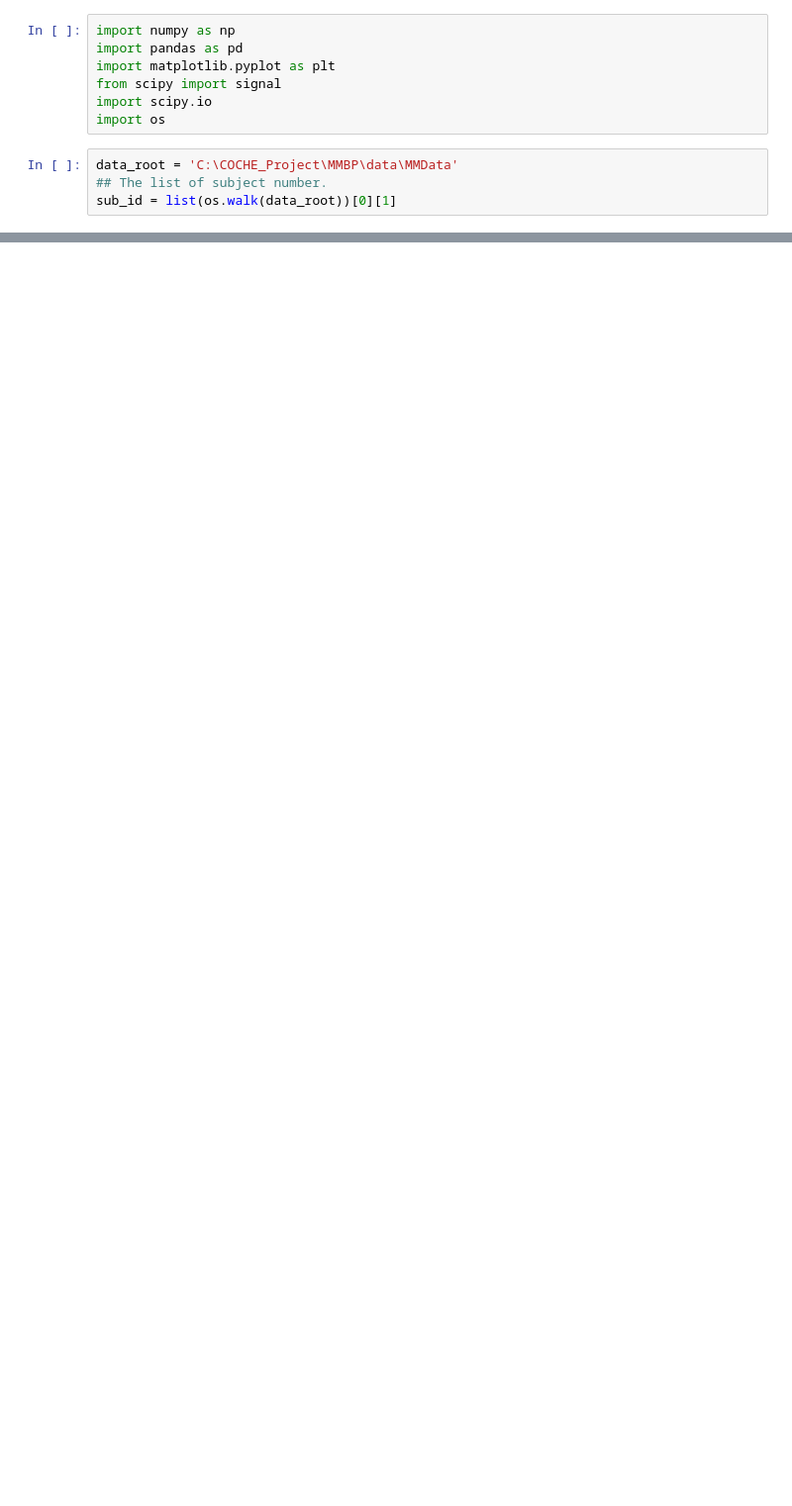
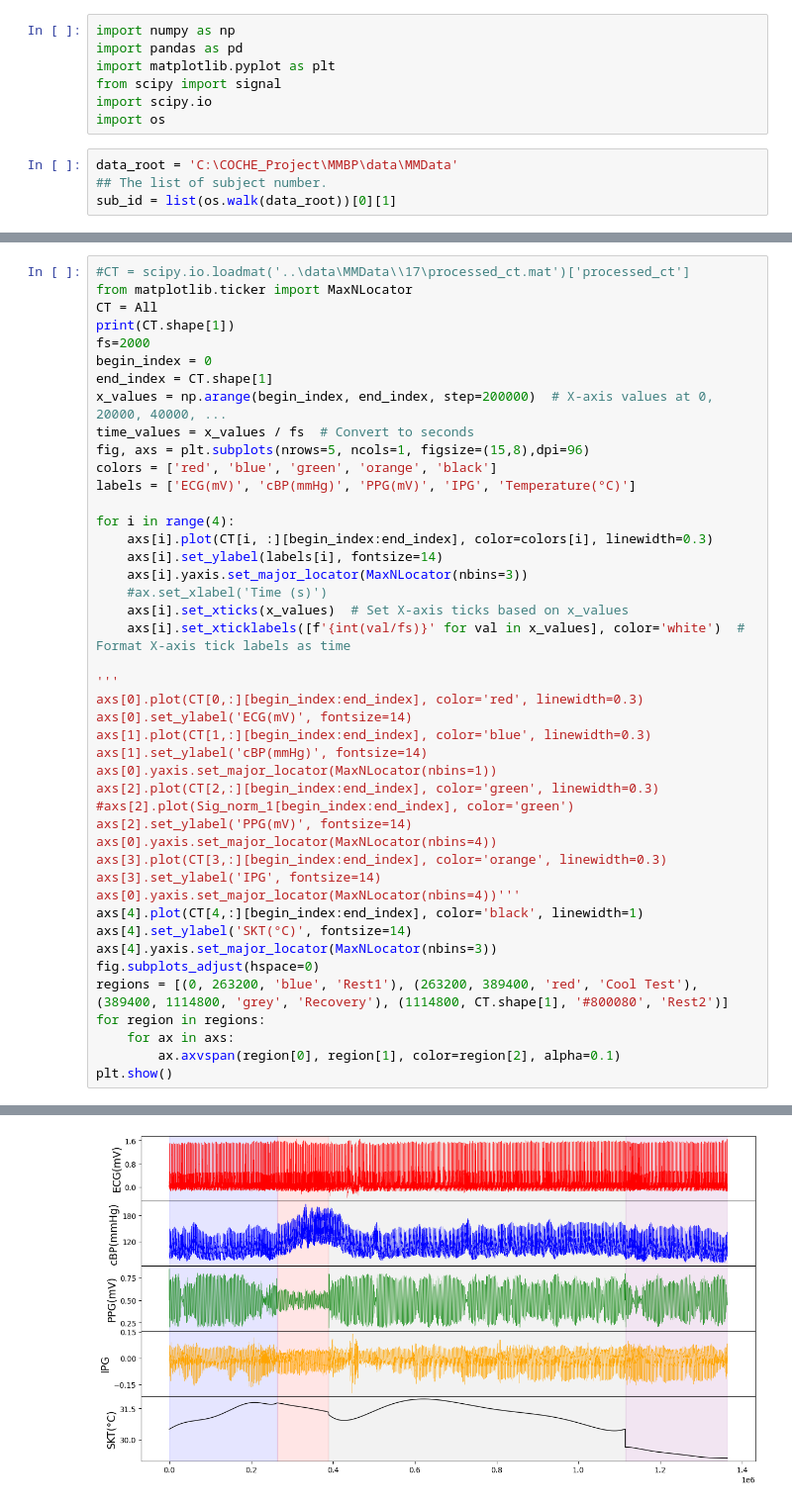
Before and after one commit to YanweiJIN/COCHEHK, a Jupyter notebook: MMBP/signals_30Jan24.ipynb, the cells around one changed output, grey strips where cells are left out. Shown at 99% size. Drawn from its saved outputs; the diff is of its cells as text; blank space fills up the shorter version.

```diff
--- a/MMBP/signals_30Jan24.ipynb
+++ b/MMBP/signals_30Jan24.ipynb
@@ -90,0 +126,45 @@ All = np.concatenate((Rest1, CT, Re, Rest2), axis=1)
+# %%
+#CT = scipy.io.loadmat('..\data\MMData\\17\processed_ct.mat')['processed_ct']
+from matplotlib.ticker import MaxNLocator
+CT = All
+print(CT.shape[1])
+fs=2000
+begin_index = 0
+end_index = CT.shape[1]
+x_values = np.arange(begin_index, end_index, step=200000)  # X-axis values at 0, 20000, 40000, ...
+time_values = x_values / fs  # Convert to seconds
+fig, axs = plt.subplots(nrows=5, ncols=1, figsize=(15,8),dpi=96)
+colors = ['red', 'blue', 'green', 'orange', 'black']
+labels = ['ECG(mV)', 'cBP(mmHg)', 'PPG(mV)', 'IPG', 'Temperature(°C)']
+
+for i in range(4):
+    axs[i].plot(CT[i, :][begin_index:end_index], color=colors[i], linewidth=0.3)
+    axs[i].set_ylabel(labels[i], fontsize=14)
+    axs[i].yaxis.set_major_locator(MaxNLocator(nbins=3))
+    #ax.set_xlabel('Time (s)')
+    axs[i].set_xticks(x_values)  # Set X-axis ticks based on x_values
+    axs[i].set_xticklabels([f'{int(val/fs)}' for val in x_values], color='white')  # Format X-axis tick labels as time
+
+'''
+axs[0].plot(CT[0,:][begin_index:end_index], color='red', linewidth=0.3)
+axs[0].set_ylabel('ECG(mV)', fontsize=14)
+axs[1].plot(CT[1,:][begin_index:end_index], color='blue', linewidth=0.3)
+axs[1].set_ylabel('cBP(mmHg)', fontsize=14)
+axs[0].yaxis.set_major_locator(MaxNLocator(nbins=1))
+axs[2].plot(CT[2,:][begin_index:end_index], color='green', linewidth=0.3)
+#axs[2].plot(Sig_norm_1[begin_index:end_index], color='green')
+axs[2].set_ylabel('PPG(mV)', fontsize=14)
+axs[0].yaxis.set_major_locator(MaxNLocator(nbins=4))
+axs[3].plot(CT[3,:][begin_index:end_index], color='orange', linewidth=0.3)
+axs[3].set_ylabel('IPG', fontsize=14)
+axs[0].yaxis.set_major_locator(MaxNLocator(nbins=4))'''
+axs[4].plot(CT[4,:][begin_index:end_index], color='black', linewidth=1)
+axs[4].set_ylabel('SKT(°C)', fontsize=14)
+axs[4].yaxis.set_major_locator(MaxNLocator(nbins=3))
+fig.subplots_adjust(hspace=0)
+regions = [(0, 263200, 'blue', 'Rest1'), (263200, 389400, 'red', 'Cool Test'), (389400, 1114800, 'grey', 'Recovery'), (1114800, CT.shape[1], '#800080', 'Rest2')]
+for region in regions:
+    for ax in axs:
+        ax.axvspan(region[0], region[1], color=region[2], alpha=0.1)
+plt.show()
+# %% [output]
@@ -90,0 +172 @@ All = np.concatenate((Rest1, CT, Re, Rest2), axis=1)
+[figure, added]
```
Also changed, not shown: parts of 8 cells of this notebook.
